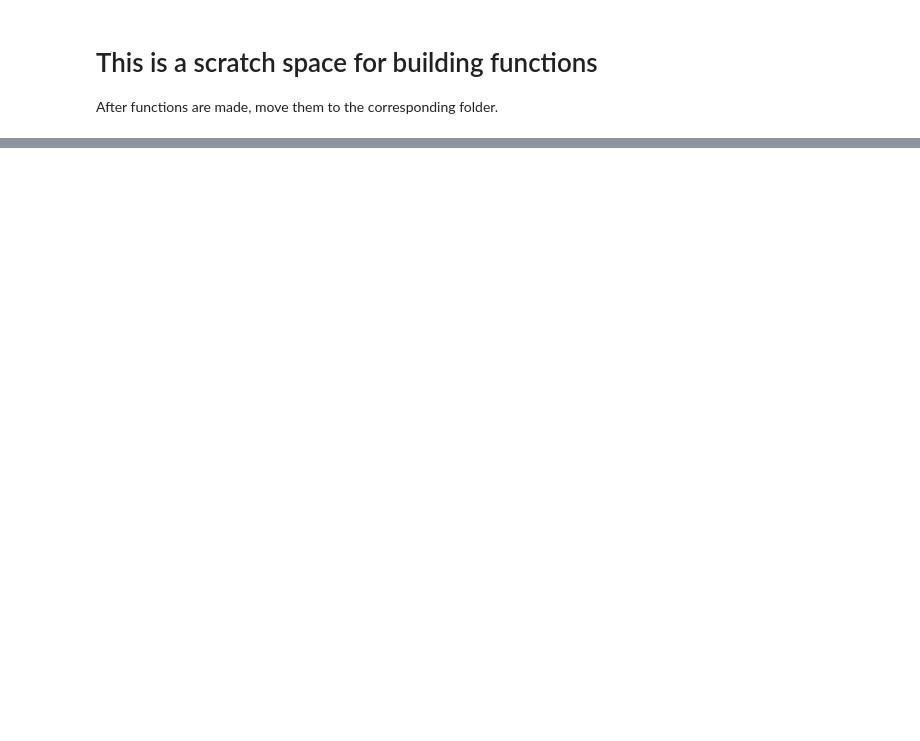
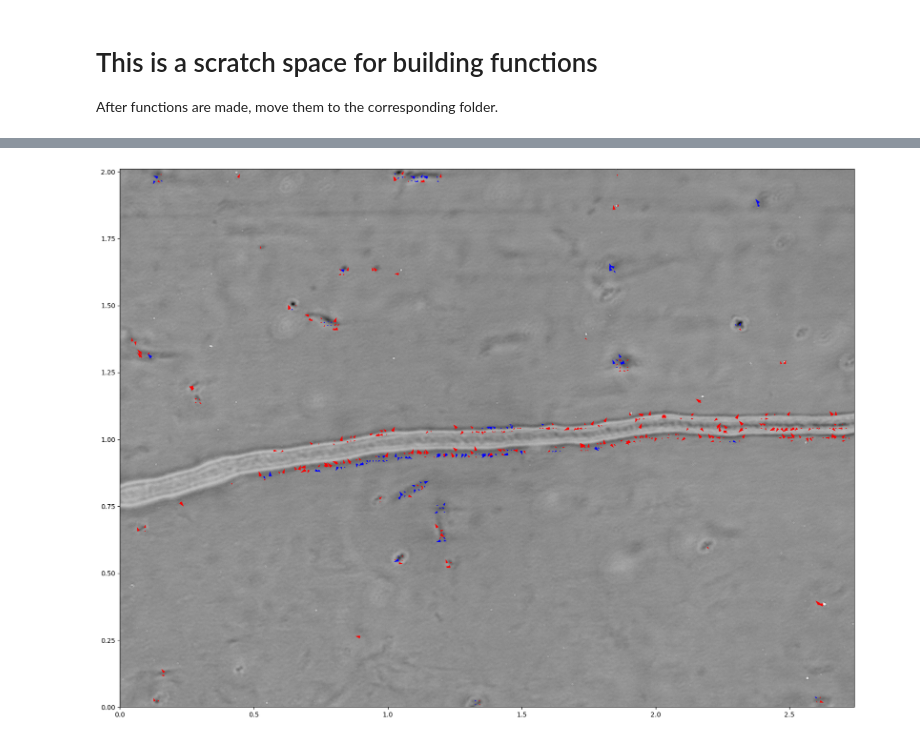
Before and after one commit to Staalduine/flow_analysis_comps, a Jupyter notebook: general_debug.ipynb, the cells around one changed output, grey strips where cells are left out. Cells and saved outputs as stored; diff of their text form; code cells hidden in the pictures; blank space fills up the shorter version.

```diff
--- a/general_debug.ipynb
+++ b/general_debug.ipynb
@@ -43,0 +59,4 @@ amf_piv_obj.plot_results_color()
+# %%
+amf_piv_obj.plot_results_arrows()
+# %% [output]
+[figure, added]
```
Also changed, not shown: parts of 3 cells of this notebook, 3 other files.
